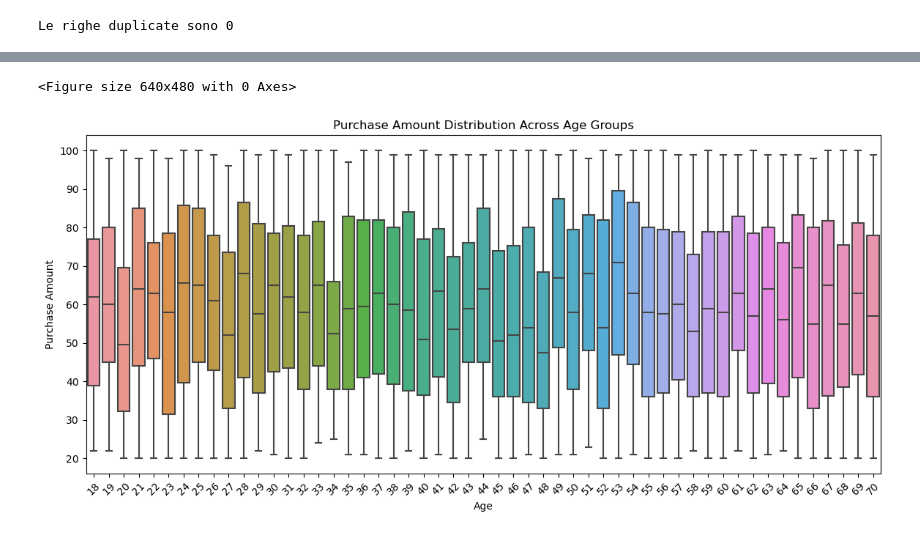
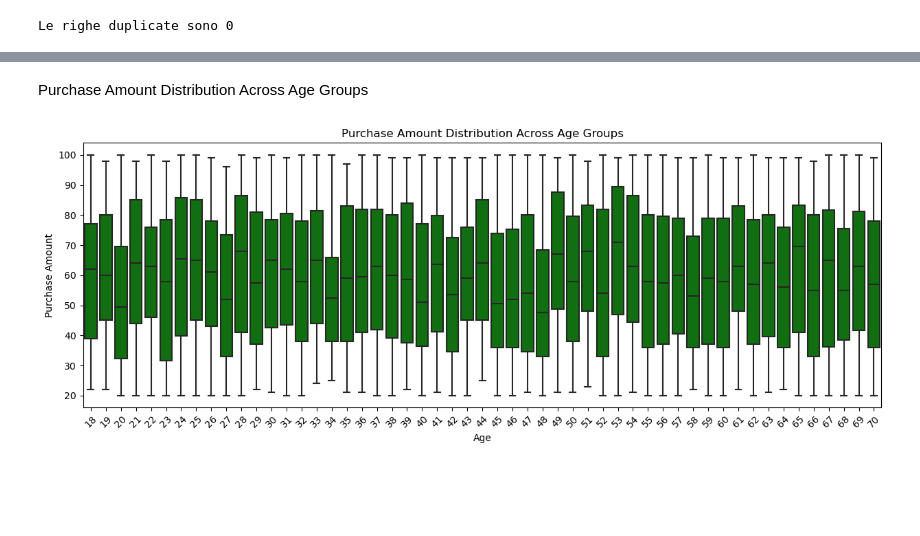
Before and after one commit to J0joFra/Shopping_Behavior, a Jupyter notebook: notebooks/NoteBook.ipynb, the cells around one changed output, grey strips where cells are left out. Cells and saved outputs as stored; diff of their text form; code cells hidden in the pictures; blank space fills up the shorter version.

Commit message:
Purchase Amount Distribution Across Age Groups

```diff
--- a/notebooks/NoteBook.ipynb
+++ b/notebooks/NoteBook.ipynb
@@ -80,13 +89,13 @@ plt.show()
+# %% [markdown]
+Purchase Amount Distribution Across Age Groups
 # %%
-# Purchase Amount Distribution Across Age Groups
-plt.figure(figsize = (14, 6))
-sns.boxplot(x = 'Age', y = 'Purchase Amount (USD)', data = df)
+# Box Plots for year
+plt.figure(figsize = (15, 5))
+sns.boxplot(x = 'Age', y = 'Purchase Amount (USD)', data = df, color="green")
 plt.title('Purchase Amount Distribution Across Age Groups')
 plt.xlabel('Age')
 plt.ylabel('Purchase Amount')
 plt.xticks(rotation=45)
 plt.show()
-plt.savefig('box_plot_purchase_amount')
 # %% [output]
-<Figure size 640x480 with 0 Axes>
-[figure, old version]
+[figure, new version]
```
Also changed, not shown: parts of 4 cells of this notebook, 1 other file.
